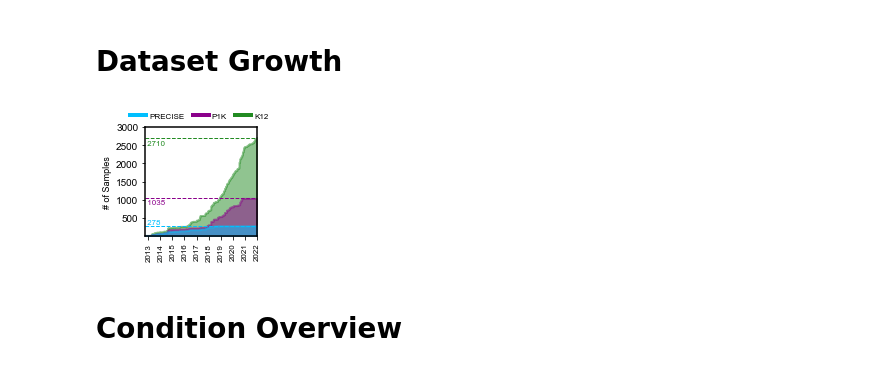
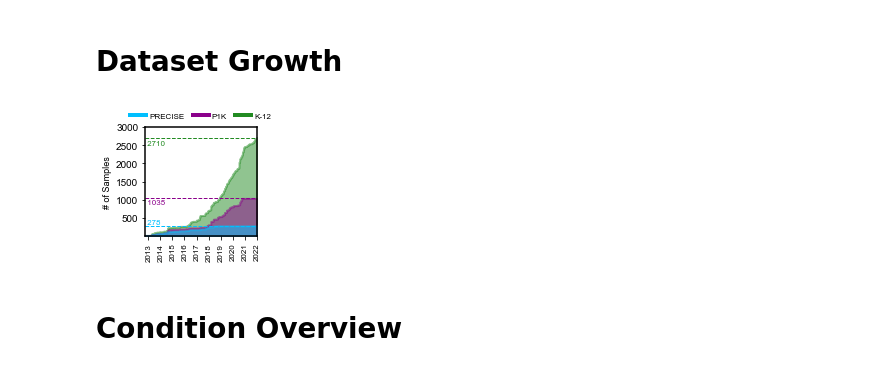
Before and after one commit to SBRG/precise1k, a Jupyter notebook: notebooks/k12_modulome/fig__summarize_dataset.ipynb, the cells around one changed output. Saved outputs shown, nothing was run; the diff lists cells and outputs as text; code cells hidden in the pictures.

```diff
--- a/notebooks/k12_modulome/fig__summarize_dataset.ipynb
+++ b/notebooks/k12_modulome/fig__summarize_dataset.ipynb
@@ -102,34 +102,34 @@ p1_col = 'deepskyblue'
 ax.set_ylim(0,2800)
 ax.set_xlim(min(all_df.run_date), max(all_df.run_date))
 plt.fill_between(all_df.run_date, all_df.cumulative_K12, color = k12_col, alpha=0.5, lw=2)
 plt.fill_between(all_df.run_date, all_df.cumulative_P1K, color = p1k_col, alpha=0.5,lw=2)
 plt.fill_between(all_df.run_date, all_df.cumulative_P1, color = p1_col, alpha=0.5, lw=2)
 ax.set_ylabel('# of Samples', fontsize=9)
 ax.set_yticks([500, 1000, 1500, 2000, 2500, 3000])
 custom_lines = [Line2D([0], [0], color=p1_col, lw=4),
                 Line2D([0], [0], color=p1k_col, lw=4),
                Line2D([0], [0], color=k12_col, lw=4)]
-name = ['PRECISE', 'P1K', 'K12']
+name = ['PRECISE', 'P1K', 'K-12']
 args = {'handles':custom_lines,'labels':name,'loc':2,'ncol':3,
         'bbox_to_anchor':(-0.2,1.2),'fontsize':8}
 ax.legend(**args,  columnspacing=1, handletextpad=.4,
           frameon=False, labelspacing=0.11)
 
 ax.axhline(y=(2710), xmax=1, color =k12_col, linestyle = '--', linewidth = 1)
 ax.text(all_df.run_date.iloc[15],2500,s=' 2710', fontsize =8, color =k12_col)
 ax.axhline(y=(1035), xmax=1, color =p1k_col, linestyle = '--', linewidth = 1)
 ax.text(all_df.run_date.iloc[15],870,s=' 1035', fontsize =8, color =p1k_col)
 ax.axhline(y=(278), color =p1_col, linestyle = '--', linewidth = 1)
 ax.text(all_df.run_date.iloc[15],310,s=' 278', fontsize =8, color =p1_col)
 
 for s in ax.spines.values():
     s.set_color('black')
     s.set_linewidth(1.5)
 
 ax.tick_params(axis='x', rotation=90, labelsize=8)
 plt.savefig(os.path.join(FIG_PATH, 'dataset_growth.svg'), dpi = 400, bbox_inches = 'tight')
 plt.savefig(os.path.join(FIG_PATH, 'dataset_growth.png'), dpi = 400, bbox_inches = 'tight')
 # %% [output]
-[figure, old version]
+[figure, new version]
 # %% [markdown]
 # Condition Overview
```
Also changed, not shown: parts of 1 cell of this notebook, 15 other files.
